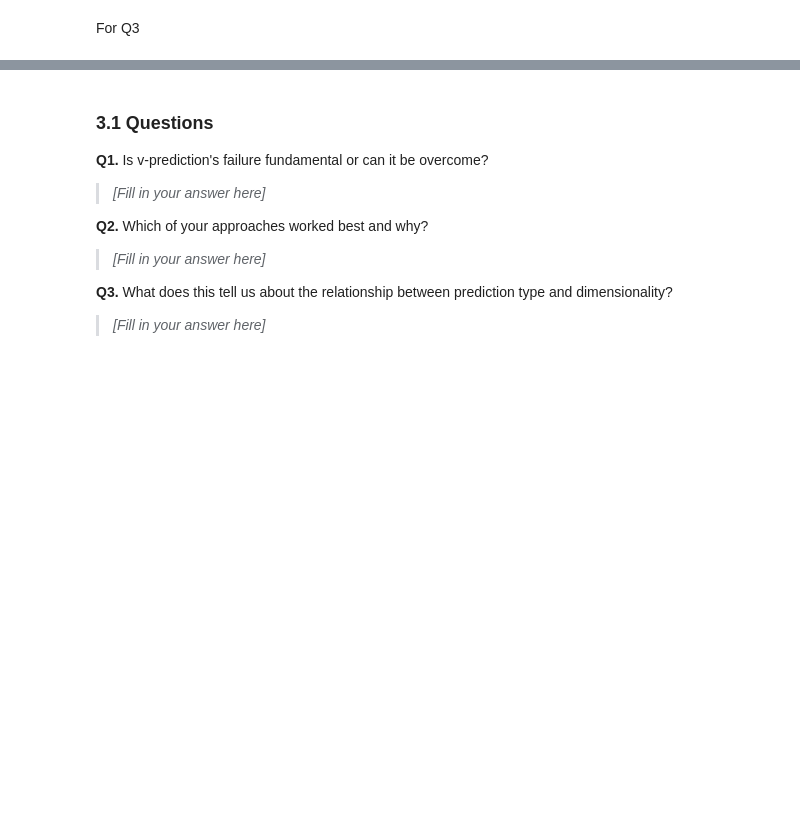
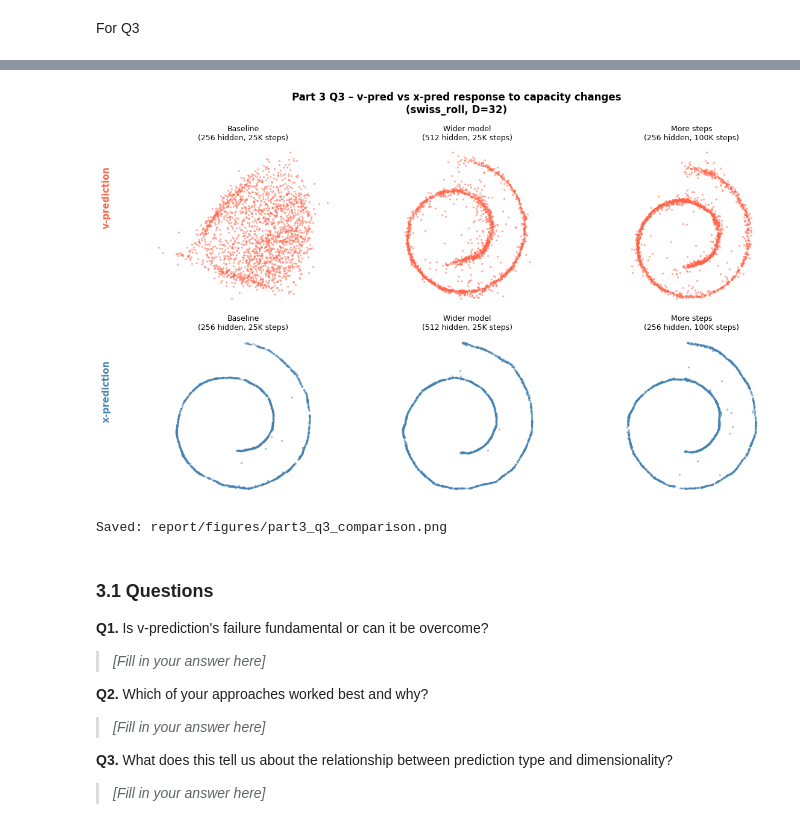
Before and after one commit to hadissuryaalamin/COMP4680-8650-Flowmatching, a Jupyter notebook: assignment.ipynb, the cells around one changed output, grey strips where cells are left out. Cells and saved outputs as stored; diff of their text form; code cells hidden in the pictures; blank space fills up the shorter version.

Commit message:
fix part3

```diff
--- a/assignment.ipynb
+++ b/assignment.ipynb
@@ -660,3 +722,50 @@ For Q3
+# %%
+ds_q3    = ToyDiffusionDataset(name='swiss_roll', dim=32)
+gt_2d_q3 = ds_q3.to_2d(ds_q3.data.numpy())
+
+v_labels = ['v-pred (default)', 'v-pred (512 hidden)', 'v-pred (100K steps)']
+x_labels = ['x-pred (baseline)', 'x-pred (512 hidden)', 'x-pred (100K steps)']
+
+col_titles = [
+    'Baseline\n(256 hidden, 25K steps)',
+    'Wider model\n(512 hidden, 25K steps)',
+    'More steps\n(256 hidden, 100K steps)',
+]
+
+fig, axes = plt.subplots(2, 3, figsize=(12, 7))
+fig.suptitle('Part 3 Q3 – v-pred vs x-pred response to capacity changes\n(swiss_roll, D=32)',
+             fontsize=12, fontweight='bold')
+
+for col in range(3):
+    # Row 0: v-prediction
+    model_v = p3_q3_models[v_labels[col]]
+    s_v = euler_sample(model_v, n_samples=2000, dim=32, pred_type='v')
+    axes[0, col].scatter(ds_q3.to_2d(s_v)[:, 0], ds_q3.to_2d(s_v)[:, 1],
+                         s=2, alpha=0.4, color='tomato')
+    axes[0, col].set_title(col_titles[col], fontsize=9)
+    axes[0, col].set_aspect('equal'); axes[0, col].axis('off')
+
+    # Row 1: x-prediction
+    model_x = p3_q3_models[x_labels[col]]
+    s_x = euler_sample(model_x, n_samples=2000, dim=32, pred_type='x')
+    axes[1, col].scatter(ds_q3.to_2d(s_x)[:, 0], ds_q3.to_2d(s_x)[:, 1],
+                         s=2, alpha=0.4, color='steelblue')
+    axes[1, col].set_title(col_titles[col], fontsize=9)
+    axes[1, col].set_aspect('equal'); axes[1, col].axis('off')
+
+# Row labels di sisi kiri
+fig.text(0.01, 0.73, 'v-prediction', va='center', fontsize=11,
+         fontweight='bold', color='tomato', rotation=90)
+fig.text(0.01, 0.27, 'x-prediction', va='center', fontsize=11,
+         fontweight='bold', color='steelblue', rotation=90)
+
+plt.tight_layout(rect=[0.03, 0, 1, 1])
+plt.savefig('report/figures/part3_q3_comparison.png', dpi=150, bbox_inches='tight')
+plt.show()
+print('Saved: report/figures/part3_q3_comparison.png')
+# %% [output]
+[figure, added]
+Saved: report/figures/part3_q3_comparison.png
 # %% [markdown]
 ### 3.1 Questions
 
```
Also changed, not shown: parts of 5 cells of this notebook.
